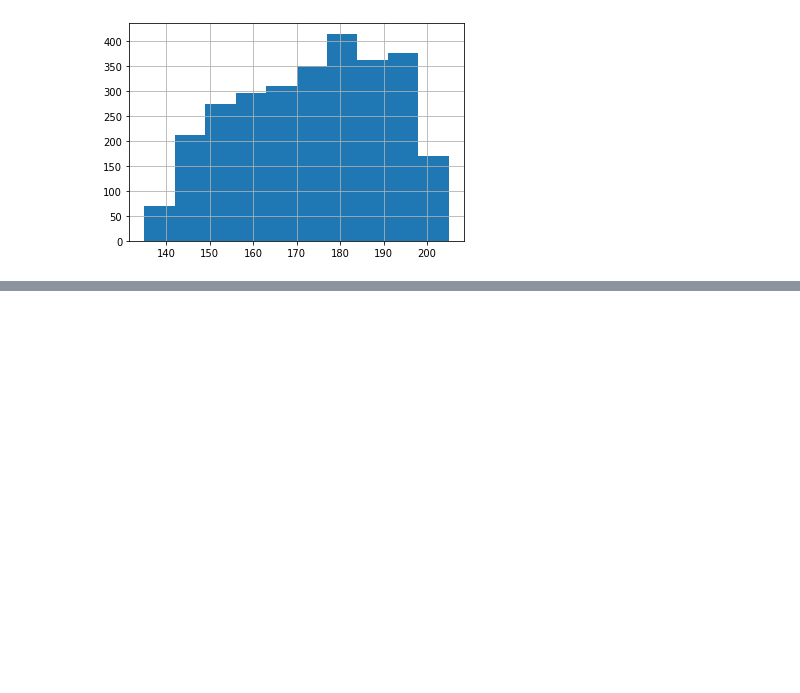
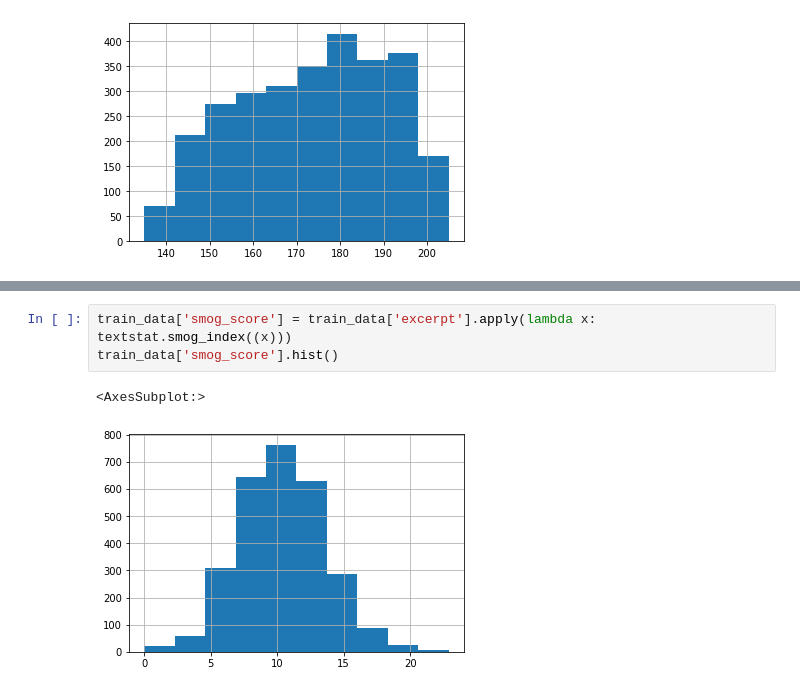
Before and after one commit to arun2596/common-lit-kaggle, a Jupyter notebook: data_augmentation.ipynb, the cells around one changed output, grey strips where cells are left out. Saved outputs shown, nothing was run; the diff lists cells and outputs as text; blank space fills up the shorter version.

```diff
--- a/data_augmentation.ipynb
+++ b/data_augmentation.ipynb
@@ -35,0 +44,6 @@ train_data['token_cnt'].hist()
+# %%
+train_data['smog_score'] = train_data['excerpt'].apply(lambda x: textstat.smog_index((x)))
+train_data['smog_score'].hist()
+# %% [output]
+<AxesSubplot:>
+[figure, added]
```
Also changed, not shown: parts of 30 cells of this notebook.
